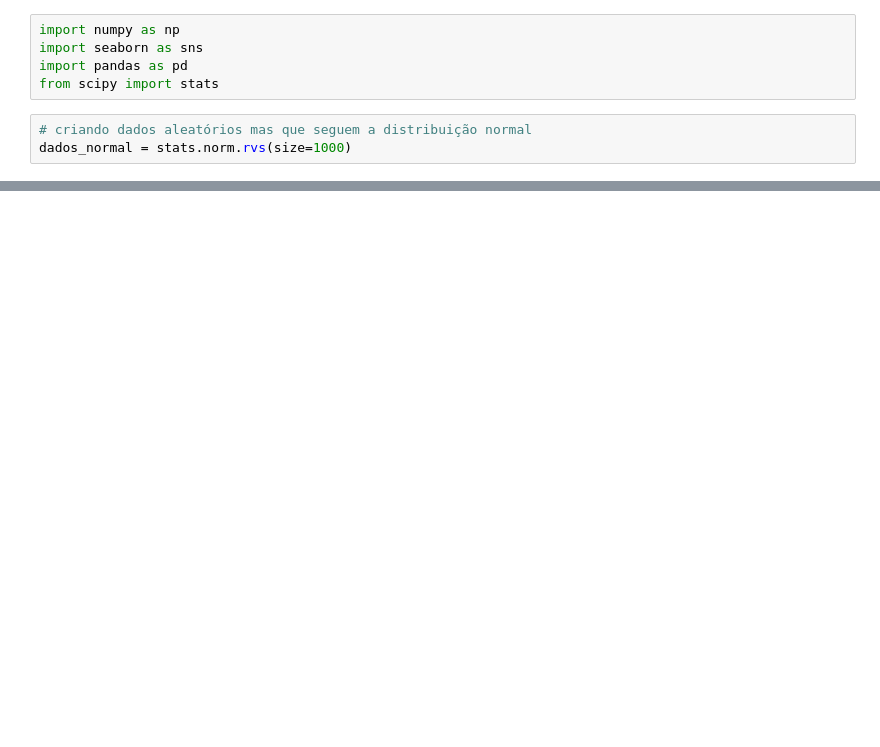
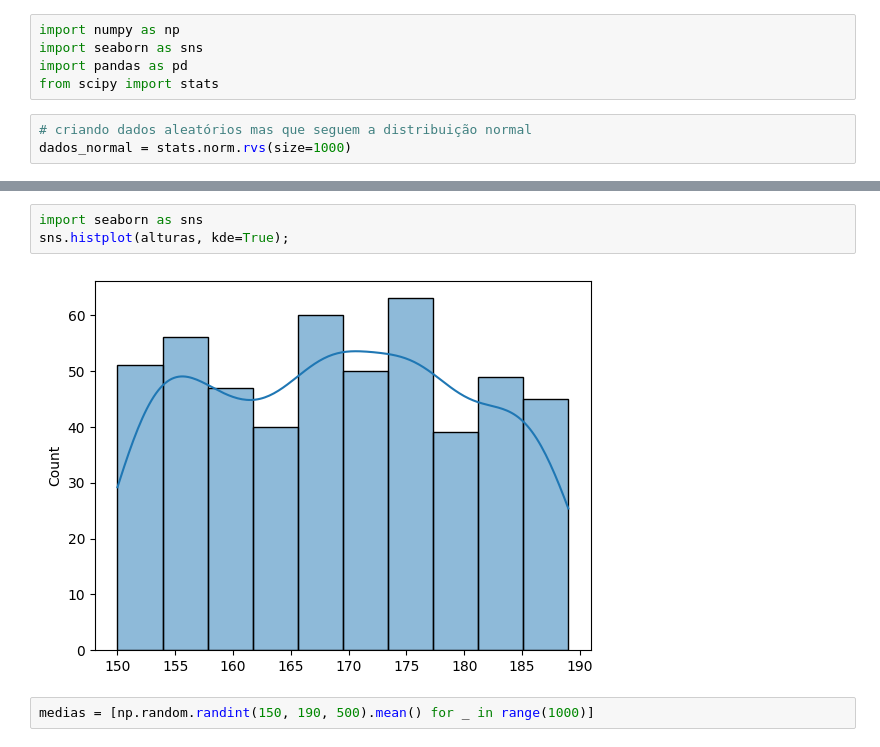
Before and after one commit to ramoonmedeiro/statistics, a Jupyter notebook: distribuicoes/distribuicao.ipynb, the cells around one changed output, grey strips where cells are left out. Saved outputs shown, nothing was run; the diff lists cells and outputs as text; blank space fills up the shorter version.

```diff
--- a/distribuicoes/distribuicao.ipynb
+++ b/distribuicoes/distribuicao.ipynb
@@ -28,0 +46,7 @@ array([-8.18411658e-01, -8.53368189e-01,  1.28270092e+00, -1.10900965e+00,
+# %%
+import seaborn as sns
+sns.histplot(alturas, kde=True);
+# %% [output]
+[figure, added]
+# %%
+medias = [np.random.randint(150, 190, 500).mean() for _ in range(1000)]
```
Also changed, not shown: parts of 24 cells of this notebook, 15 other files.
